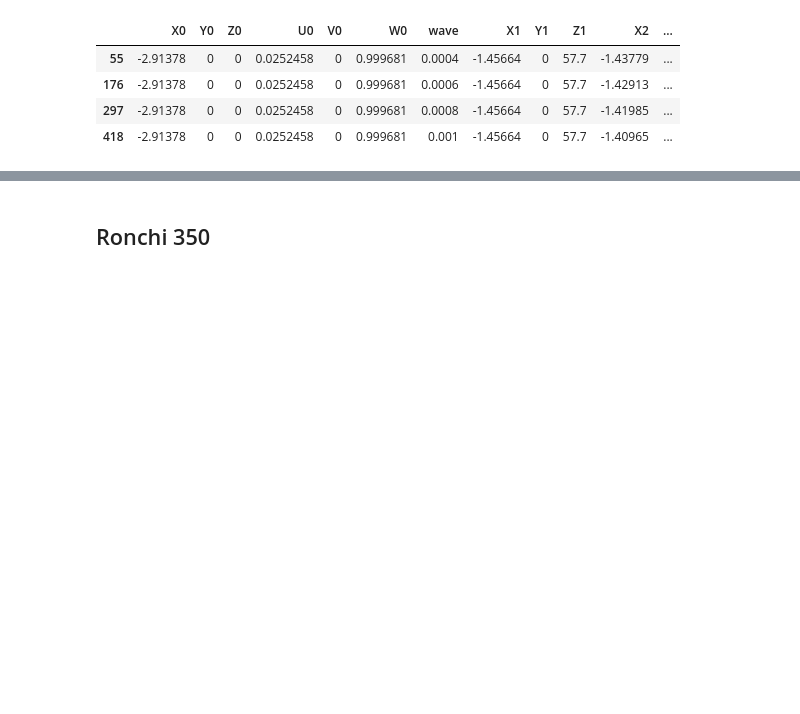
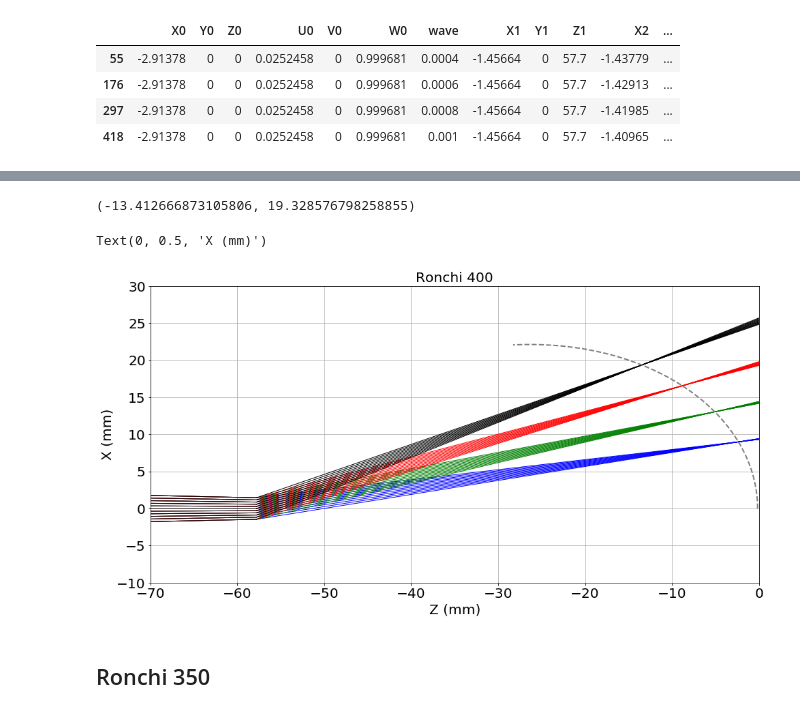
Before and after one commit to sylvielsstfr/OpticSimWthB4, a Jupyter notebook: DrawBeams/notebooks_draw/DrawBeams_swap.ipynb, the cells around one changed output, grey strips where cells are left out. Saved outputs shown, nothing was run; the diff lists cells and outputs as text; code cells hidden in the pictures; blank space fills up the shorter version.

```diff
--- a/DrawBeams/notebooks_draw/DrawBeams_swap.ipynb
+++ b/DrawBeams/notebooks_draw/DrawBeams_swap.ipynb
@@ -283,0 +413,2 @@ Text(0, 0.5, 'X (mm)')
+# %%
+lower_ray=(df_R400.loc[(df_R400["X0"]==df_R400["X0"].min()) & (df_R400["Y0"]==0)]).iloc[3]
@@ -283,0 +450,2 @@ Text(0, 0.5, 'X (mm)')
+# %%
+XX=XX+central_ray["Z2"]-central_ray["Z3"]
@@ -284,3 +456,47 @@ Text(0, 0.5, 'X (mm)')
+# %%
+theXI,theYI
+# %% [output]
+(-13.412666873105806, 19.328576798258855)
+# %%
+XXX,YYY=GetRayConvergenceIntersectionPoints(x0,y0,u0,v0,y1,u1,v1,y2,u2,v2,a,m=1,WLMIN=0.,WLMAX=1500.,NBPOINTS=500)
+# %%
+XXX=XXX+central_ray["Z2"]-central_ray["Z3"]
+# %%
+#fig=plt.figure(figsize=(16,8))
+fig,ax = plt.subplots(figsize=(16,8))
+
+for index, row in df_R400.iterrows():
+    wl=row["wave"]
+    col=ColorDict[wl]
+    X0=row["X0"];Y0=row["Y0"];Z0=row["Z0"]-115.5
+    X1=row["X1"];Y1=row["Y1"];Z1=row["Z1"]-115.5
+    X2=row["X2"];Y2=row["Y2"];Z2=row["Z2"]-115.5
+    X3=row["X3"];Y3=row["Y3"];Z3=row["Z3"]-115.5
+    if Y0==0:
+        ax.plot([Z0,Z1],[X0,X1],"-",color=col,lw=1)
+        ax.plot([Z1,Z2],[X1,X2],"-",color=col,lw=1)
+        ax.plot([Z2,Z3],[X2,X3],"-",color=col,lw=1)
+
+if 0: # check the intersection
+    plt.plot(XX,YY0,"--",color="orange",lw=2)
+    plt.plot(XX,YY1,"-.",color="y",lw=2)
+    plt.plot(XX,YY2,".",color="y",lw=2)
+
+
+# show by computing where is the focus
+plt.plot(XXX,YYY,"--",color="grey",lw=2)
+
+
+
+ax.grid()
+ax.set_xlim(-70,0)
+ax.set_ylim(-10,30)
+ax.set_title("Ronchi 400")
+ax.set_xlabel("Z (mm)")
+ax.set_ylabel("X (mm)")
+# %% [output]
+Text(0, 0.5, 'X (mm)')
+[figure, added]
 # %% [markdown]
 ## Ronchi 350
 # %%
```
Also changed, not shown: parts of 19 cells of this notebook.
